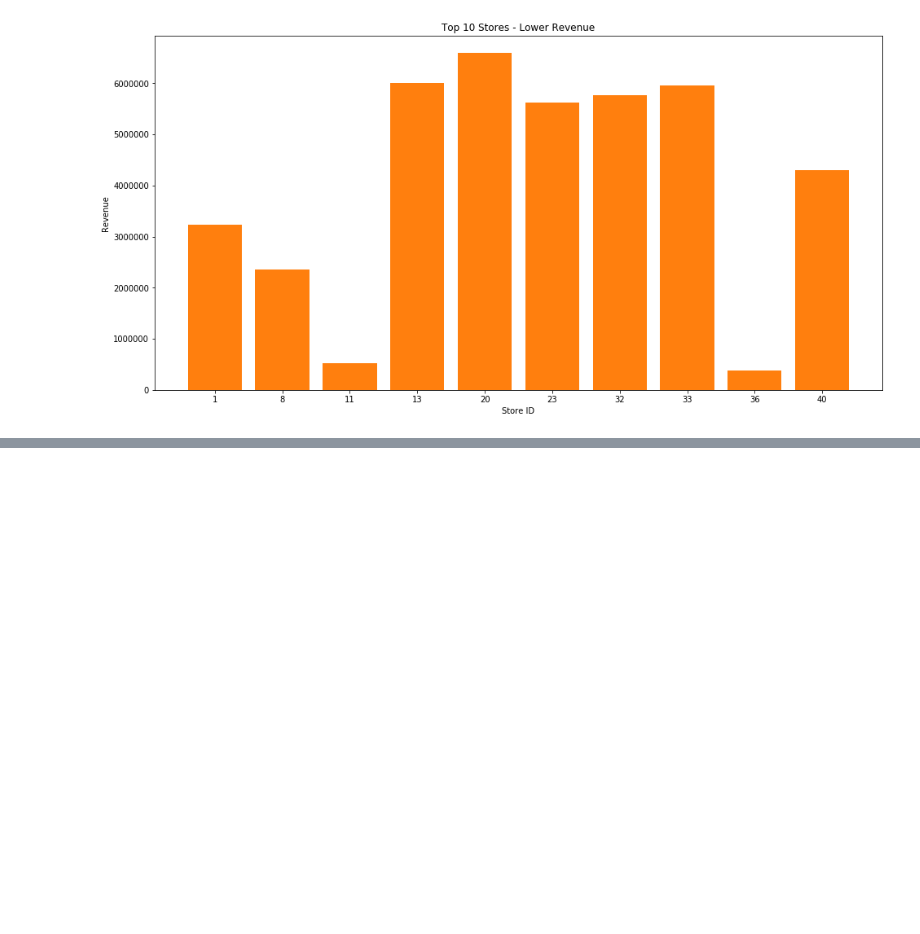
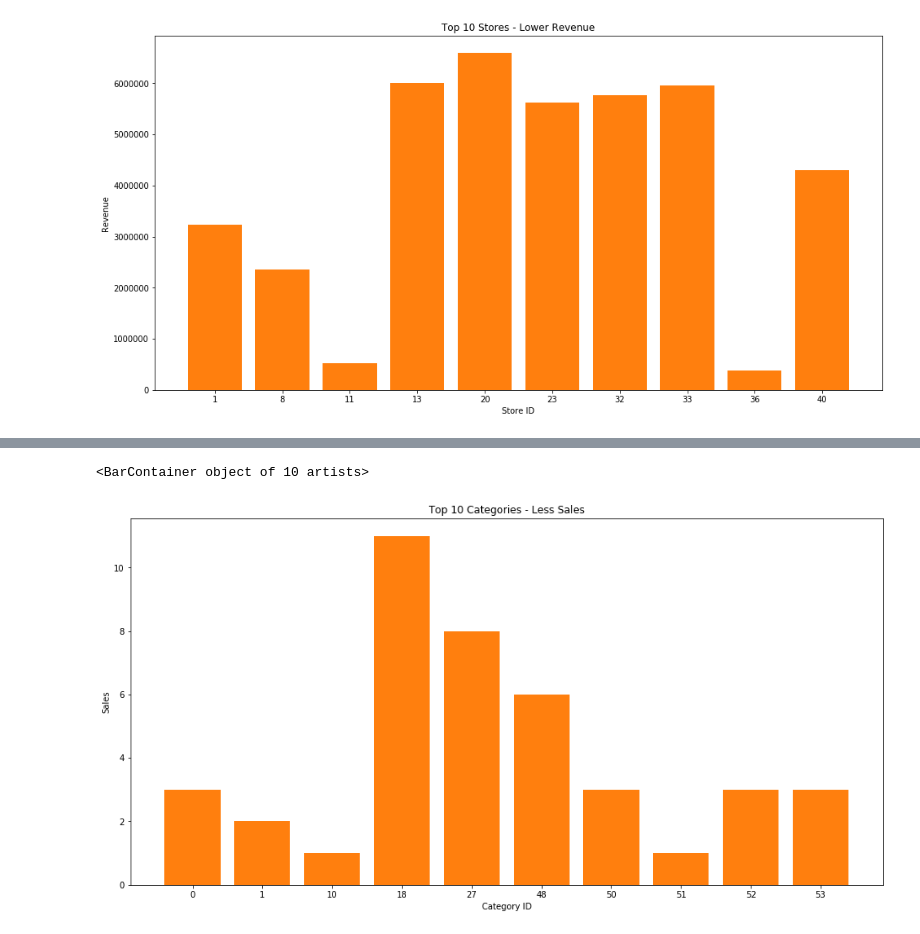
Before and after one commit to leandrocamara/future-sales-forecast, a Jupyter notebook: future-sales-forecast.ipynb, the cells around one changed output, grey strips where cells are left out. Cells and saved outputs as stored; diff of their text form; code cells hidden in the pictures; blank space fills up the shorter version.

```diff
--- a/future-sales-forecast.ipynb
+++ b/future-sales-forecast.ipynb
@@ -154,0 +172,9 @@ plt.bar(stores_lower_revenue['shop_id'].astype('str'), stores_lower_revenue['tot
+# %%
+plt.figure(figsize=(16,8))
+plt.xlabel('Category ID')
+plt.ylabel('Sales')
+plt.title('Top 10 Categories - Less Sales')
+plt.bar(category_less_sales['item_category_id'].astype('str'), category_less_sales['item_cnt_day'], color='tab:orange')
+# %% [output]
+<BarContainer object of 10 artists>
+[figure, added]
```
Also changed, not shown: parts of 9 cells of this notebook.
